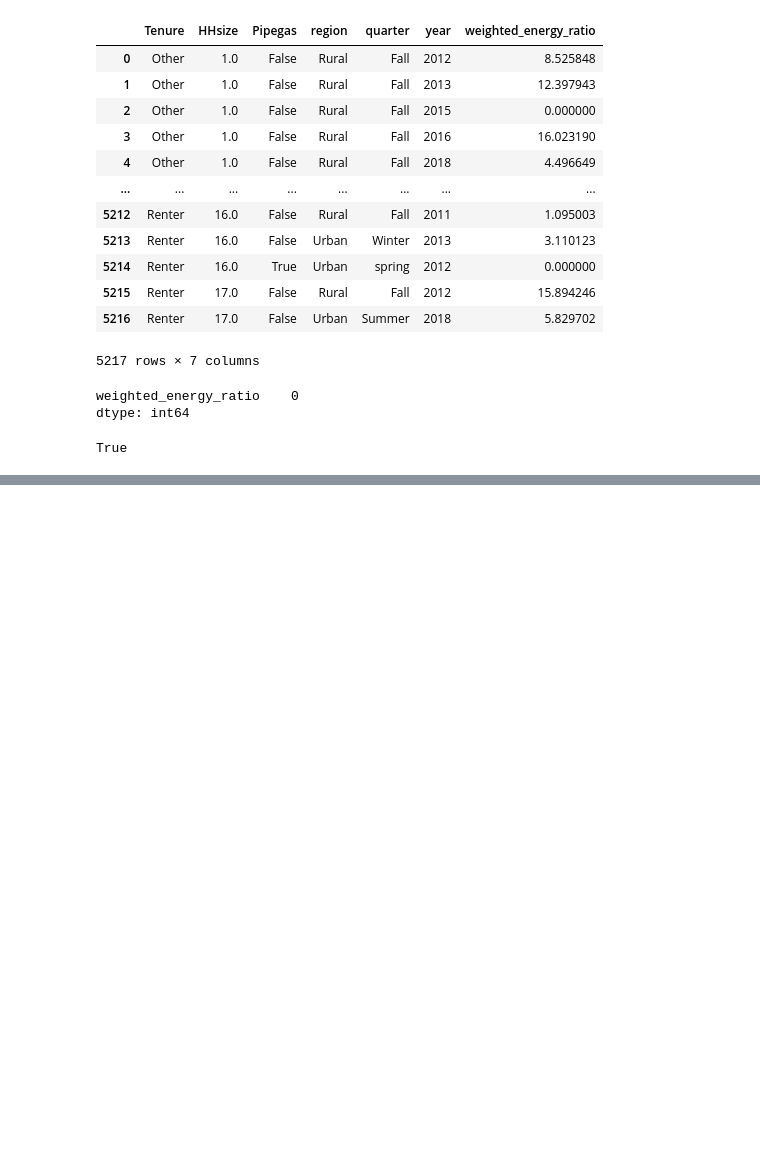
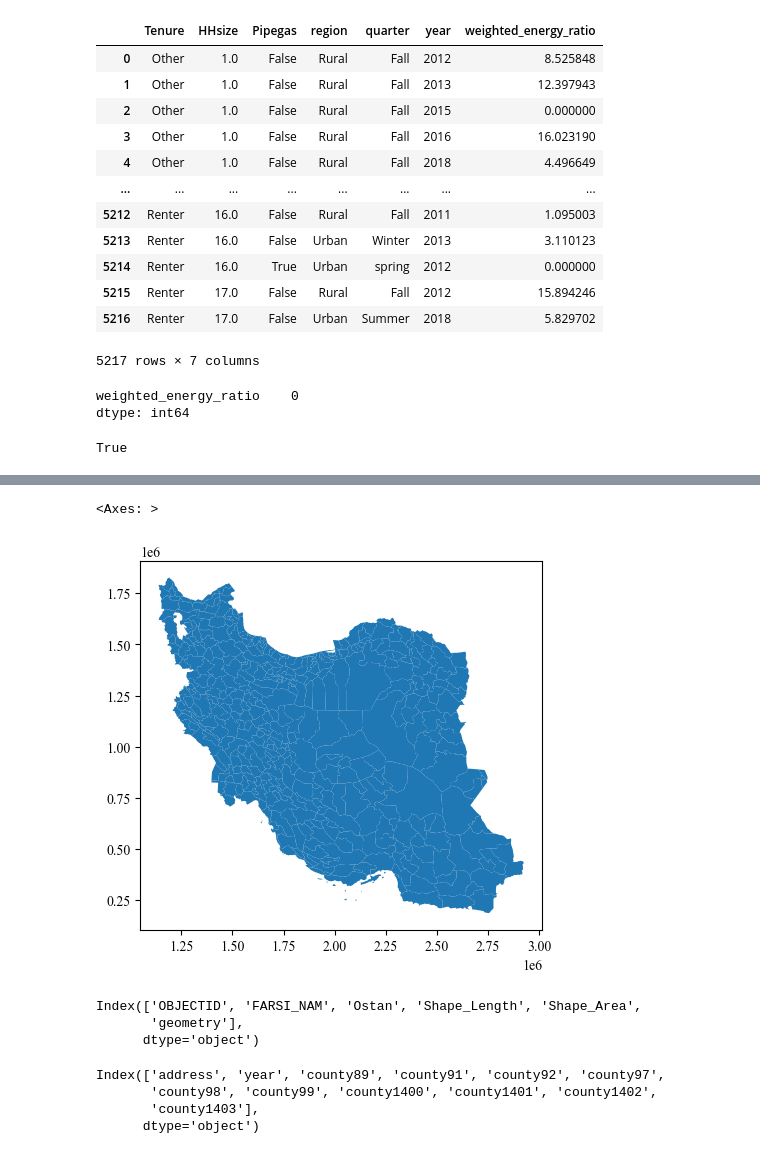
Before and after one commit to sinanarimani/energy-poverty, a Jupyter notebook: evaluation.ipynb, the cells around one changed output, grey strips where cells are left out. Cells and saved outputs as stored; diff of their text form; code cells hidden in the pictures; blank space fills up the shorter version.

```diff
--- a/evaluation.ipynb
+++ b/evaluation.ipynb
@@ -1287,0 +1482,12 @@ iran_provinces = gpd.read_file(r"C:\Users\Mahsa\Desktop\base\PHD3\bargh\naghshe_
+# %%
+iran_county = gpd.read_file(r"C:\Users\Mahsa\Desktop\base\PHD3\bargh\PhD_3.gdb", layer="Shahrestan")
+iran_county.plot()
+# %% [output]
+<Axes: >
+[figure, added]
+# %%
+iran_county.columns
+# %% [output]
+Index(['OBJECTID', 'FARSI_NAM', 'Ostan', 'Shape_Length', 'Shape_Area',
+       'geometry'],
+      dtype='object')
@@ -1287,0 +1497,7 @@ iran_provinces = gpd.read_file(r"C:\Users\Mahsa\Desktop\base\PHD3\bargh\naghshe_
+# %%
+geo.columns
+# %% [output]
+Index(['address', 'year', 'county89', 'county91', 'county92', 'county97',
+       'county98', 'county99', 'county1400', 'county1401', 'county1402',
+       'county1403'],
+      dtype='object')
```
Also changed, not shown: parts of 19 cells of this notebook, 3 other files.
